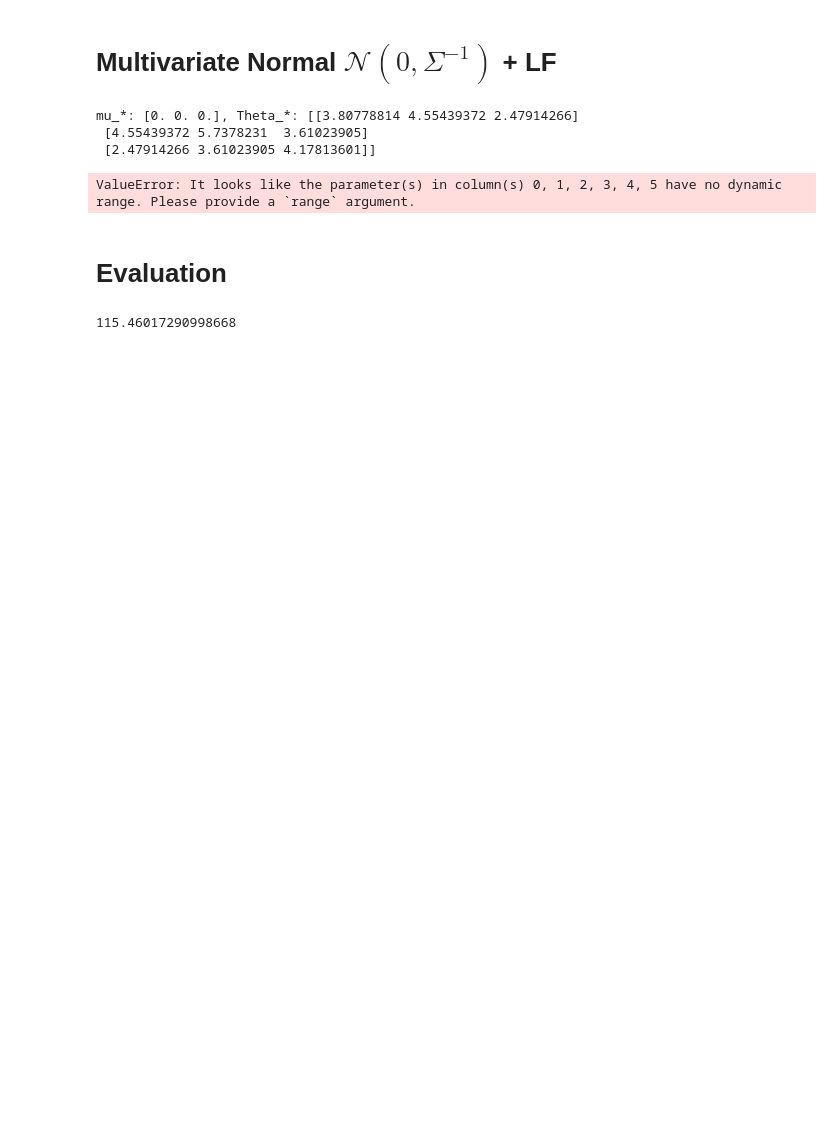
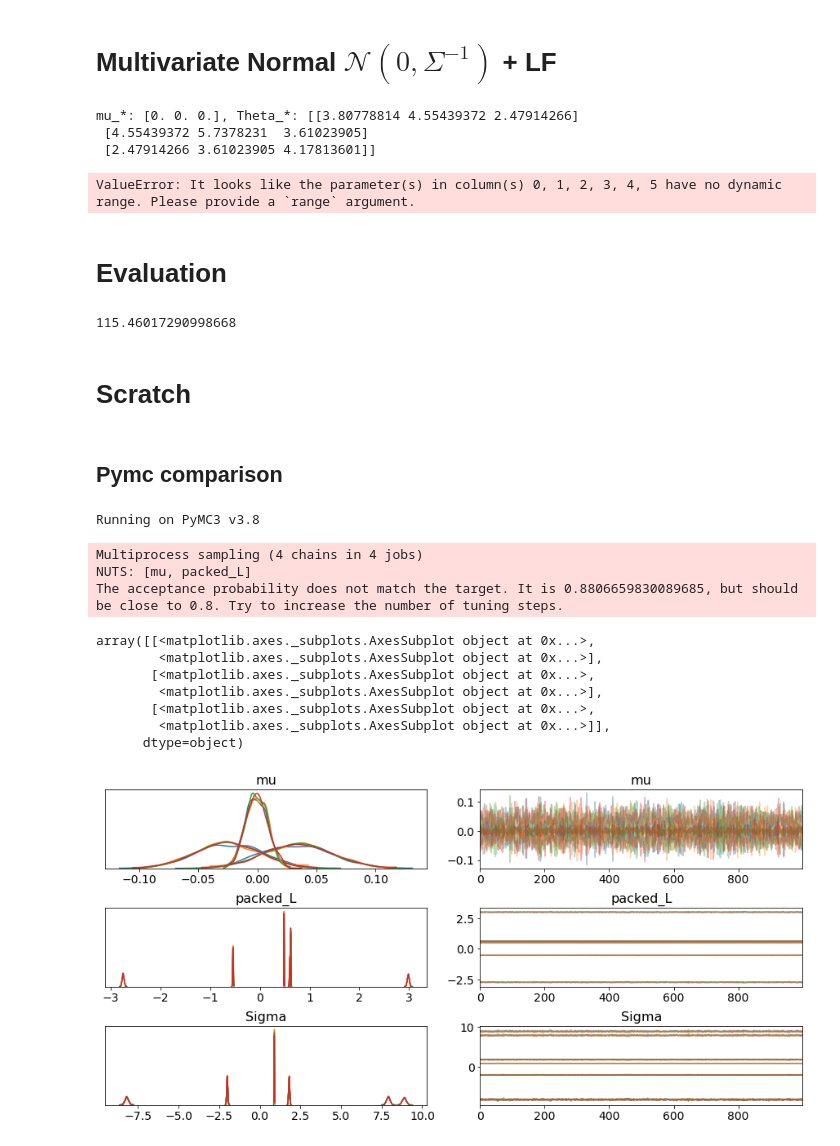
Before and after one commit to maho3/symHMC, a Jupyter notebook: HMC-run.ipynb, the cells around one changed output. Saved outputs shown, nothing was run; the diff lists cells and outputs as text; code cells hidden in the pictures; blank space fills up the shorter version.

```diff
--- a/HMC-run.ipynb
+++ b/HMC-run.ipynb
@@ -558,3 +593,7 @@ leap_frog_ess = effective_sample_size(x)
 print(leap_frog_ess)
 # %% [output]
 115.46017290998668
+# %% [markdown]
+# Scratch
+# %% [markdown]
+## Pymc comparison
@@ -560,0 +603,34 @@ print(leap_frog_ess)
+# %%
+import pymc3 as pm
+print('Running on PyMC3 v{}'.format(pm.__version__))
+# %% [output]
+Running on PyMC3 v3.8
+# %%
+with pm.Model() as model:
+    packed_L = pm.LKJCholeskyCov('packed_L', n=ndims,
+                                 eta=2., sd_dist=pm.HalfCauchy.dist(2.5))
+    L = pm.expand_packed_triangular(ndims, packed_L)
+    Sigma = pm.Deterministic('Sigma', L.dot(L.T))
+
+    mu = pm.Normal('mu', 0., 10., shape=ndims,
+                  testval=data.mean(axis=0))
+    obs = pm.MvNormal('data', mu, chol=L, observed=data)
+
+    step = pm.NUTS()
+    trace = pm.sample(draws=int(1e3), step=step, cores=4, progressbar=True,
+                      compute_convergence_checks=False)
+# %% [output]
+Multiprocess sampling (4 chains in 4 jobs)
+NUTS: [mu, packed_L]
+The acceptance probability does not match the target. It is 0.8806659830089685, but should be close to 0.8. Try to increase the number of tuning steps.
+# %%
+pm.traceplot(trace)
+# %% [output]
+array([[<matplotlib.axes._subplots.AxesSubplot object at 0x...>,
+        <matplotlib.axes._subplots.AxesSubplot object at 0x...>],
+       [<matplotlib.axes._subplots.AxesSubplot object at 0x...>,
+        <matplotlib.axes._subplots.AxesSubplot object at 0x...>],
+       [<matplotlib.axes._subplots.AxesSubplot object at 0x...>,
+        <matplotlib.axes._subplots.AxesSubplot object at 0x...>]],
+      dtype=object)
+[figure, added]
```
Also changed, not shown: parts of 13 cells of this notebook, 1 other file.
